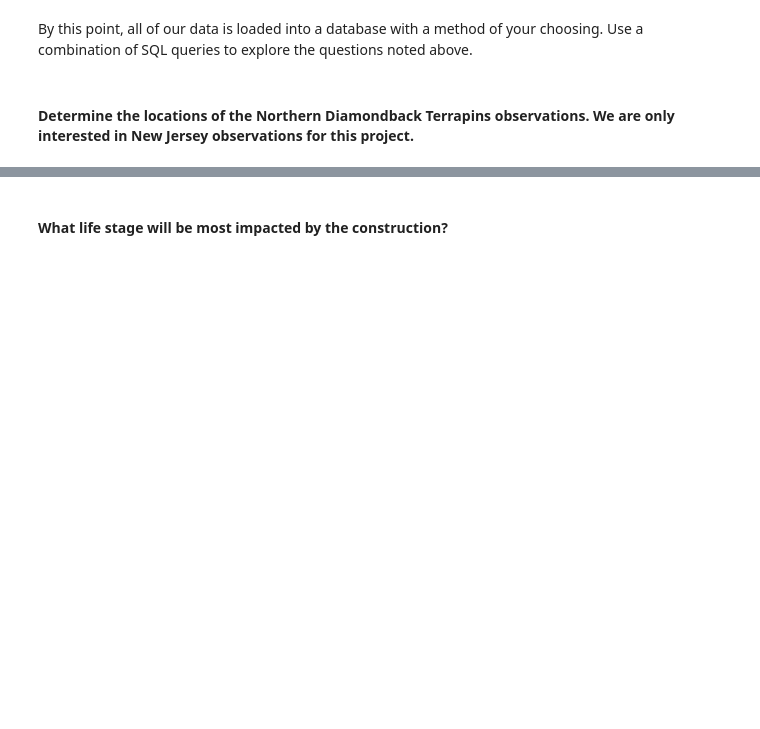
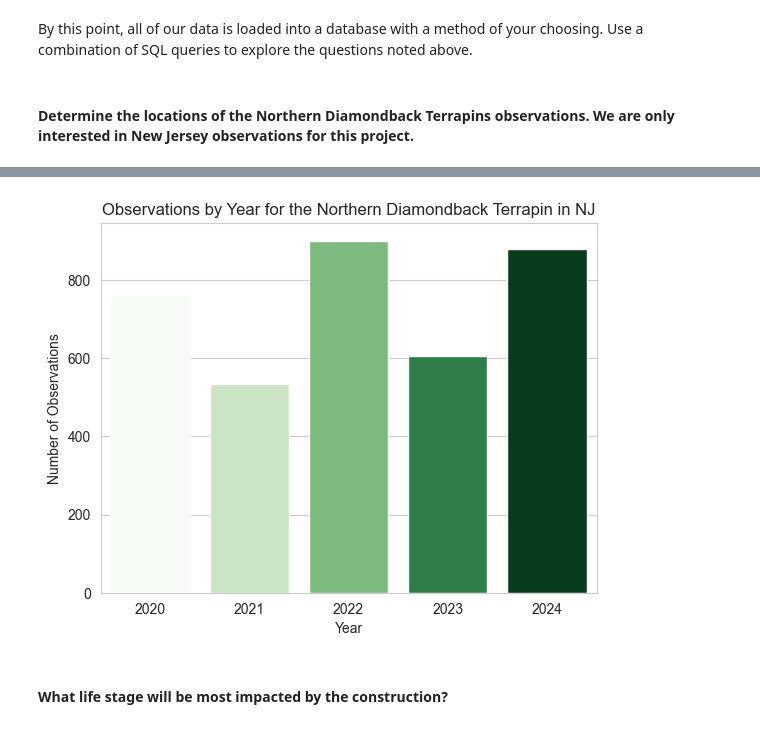
Before and after one commit to joedag32/DSSA-5102_Spring2025, a Jupyter notebook: Assignments/Assignment_10/Assignment10_Dagostino.ipynb, the cells around one changed output, grey strips where cells are left out. Cells and saved outputs as stored; diff of their text form; code cells hidden in the pictures; blank space fills up the shorter version.

```diff
--- a/Assignments/Assignment_10/Assignment10_Dagostino.ipynb
+++ b/Assignments/Assignment_10/Assignment10_Dagostino.ipynb
@@ -629,10 +621,19 @@ ok, data is now in the saltmarsh table
 - Don't forget to recycle your code you worked so hard to complete for Assignment #7-#8 :)
 # %% [markdown]
 By this point, all of our data is loaded into a database with a method of your choosing. Use a combination of SQL queries to explore the questions noted above.
-# %%
-DATABASE_URL = ""
-
-# Create the engine and test the connection
-engine = create_engine(DATABASE_URL)
 # %% [markdown]
 #### Determine the locations of the Northern Diamondback Terrapins observations. We are only interested in New Jersey observations for this project.
+# %%
+# Let's select the terrapins in NJ
+
+with engine.connect() as connection:  # Establish a connection
+    terrapins_location_query = text("""SELECT COUNT(*) AS count, YEAR(observation_date) AS year
+                             FROM saltmarsh
+                             WHERE species = 'Northern Diamondback Terrapin'
+                             GROUP BY year
+                             ORDER BY year
+                                 """)
+    terrapins_location_query = pd.read_sql(terrapins_location_query, connection) #Use pandas to read the sql query with the connection to the database
+
+# Print the results
+terrapins_location_query
@@ -638,0 +648,9 @@ engine = create_engine(DATABASE_URL)
+# %%
+# Plot the time of year bar chart
+sns.barplot(data=terrapins_location_query, x='year', y='count', palette='Greens', hue='year', legend=False)
+
+plt.title('Observations by Year for the Northern Diamondback Terrapin in NJ')
+plt.xlabel('Year')
+plt.ylabel('Number of Observations')
+plt.show()
+# %% [output]
@@ -639,2 +658,3 @@ engine = create_engine(DATABASE_URL)
+[figure, added]
 # %% [markdown]
 #### What life stage will be most impacted by the construction?
```
Also changed, not shown: parts of 19 cells of this notebook.
